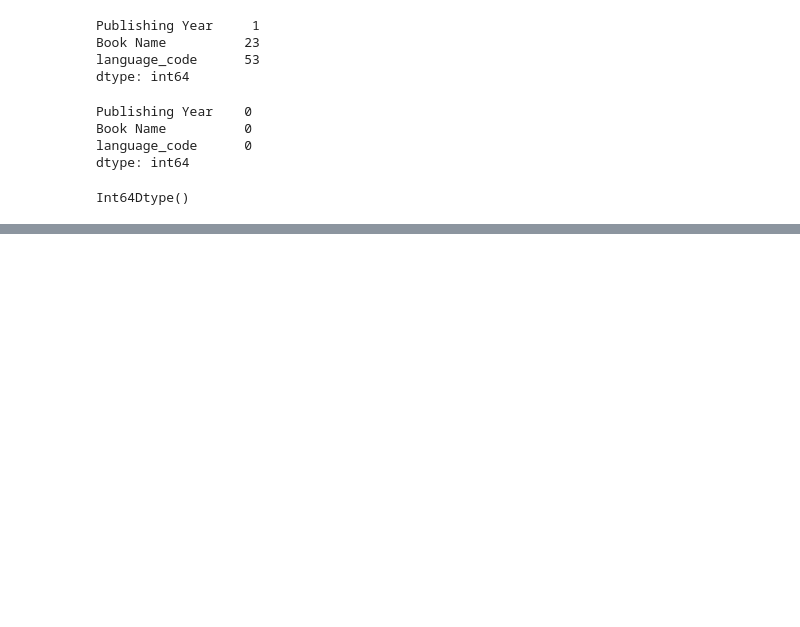
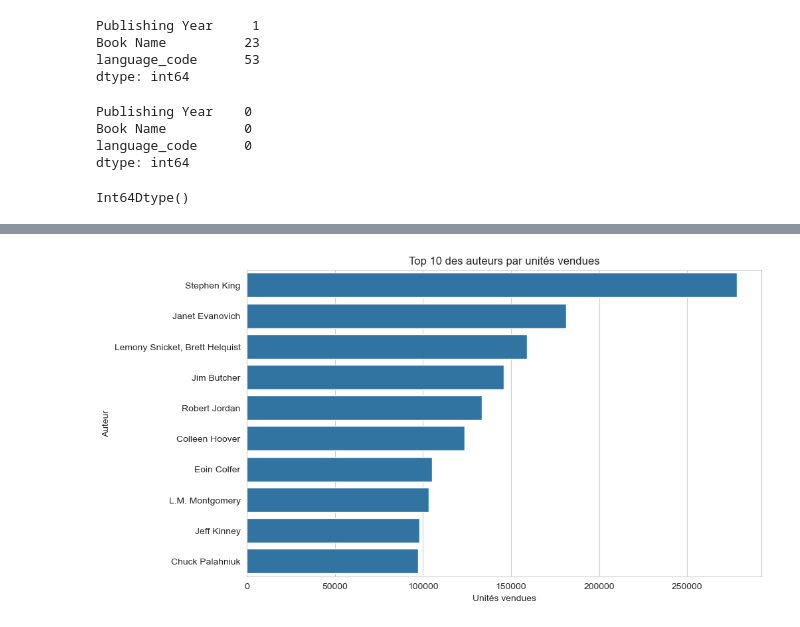
Before and after one commit to CedricKonkobo/CedricKonkobo-EDA_Books-_Sales_Ratings, a Jupyter notebook: Book_Sale_EDA.ipynb, the cells around one changed output, grey strips where cells are left out. Cells and saved outputs as stored; diff of their text form; code cells hidden in the pictures; blank space fills up the shorter version.

```diff
--- a/Book_Sale_EDA.ipynb
+++ b/Book_Sale_EDA.ipynb
@@ -228,0 +253,22 @@ Int64Dtype()
+# %%
+# 5.2 Top 10 auteurs par unités vendues
+top_authors = (
+    df.groupby("Author")["units sold"]
+    .sum()
+    .sort_values(ascending=False)
+    .head(10)
+)
+
+plt.figure()
+
+sns.barplot(x=top_authors.values, y=top_authors.index)
+
+plt.title("Top 10 des auteurs par unités vendues")
+plt.xlabel("Unités vendues")
+plt.ylabel("Auteur")
+
+plt.savefig(f"{output_dir}/top_auteurs_unites_vendues.png", dpi=300, bbox_inches="tight")
+
+plt.show()
+# %% [output]
+[figure, added]
```
Also changed, not shown: parts of 12 cells of this notebook, 9 other files.
